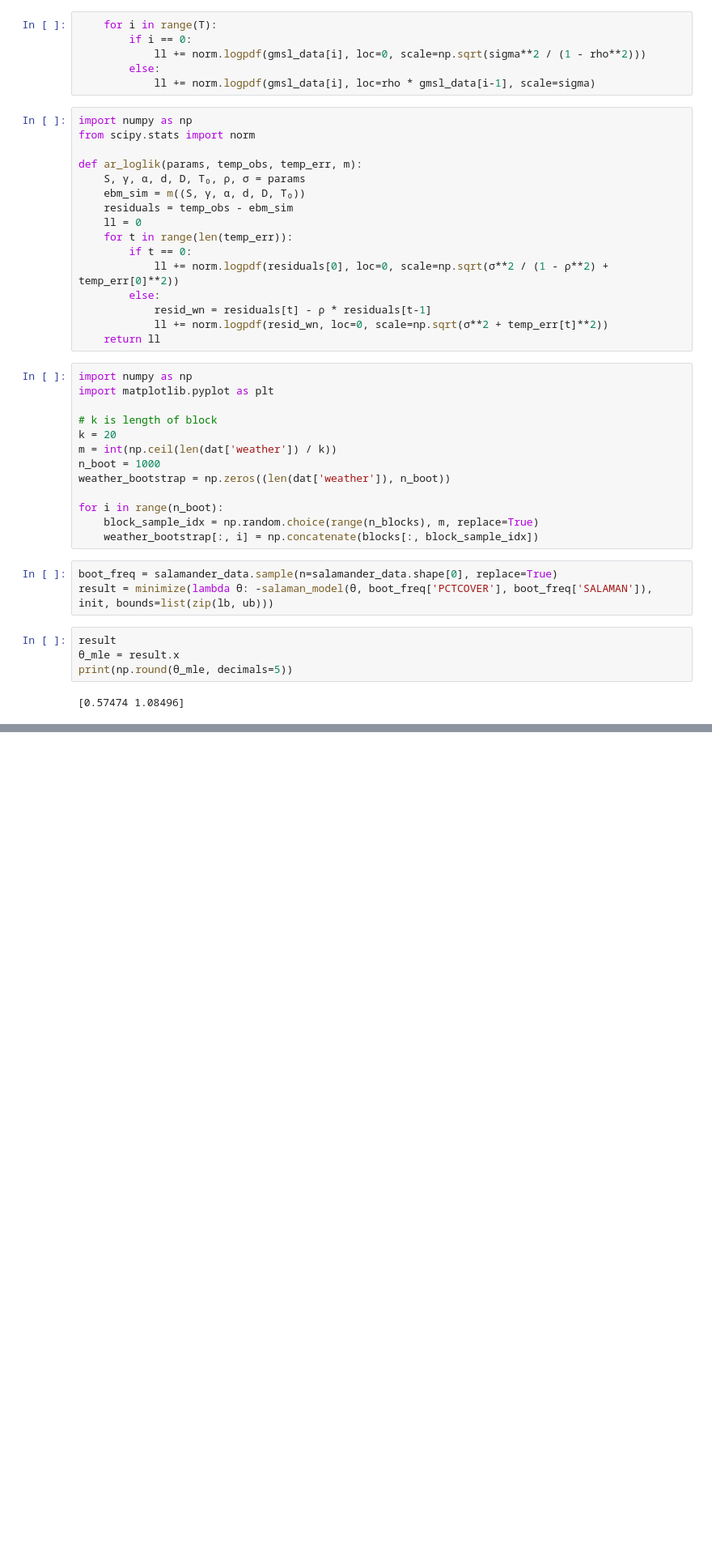
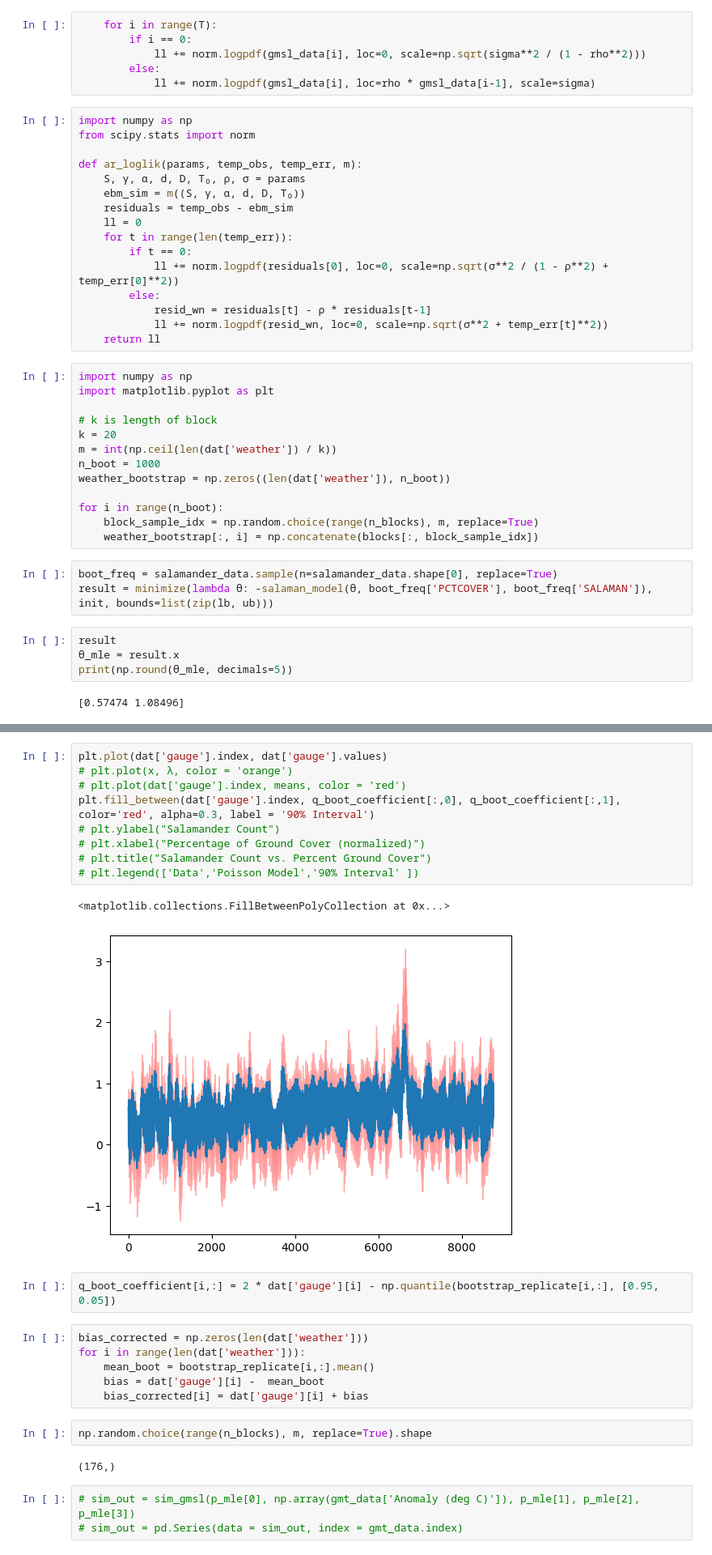
Before and after one commit to BEE4850-SP25/hw04-FenyaB, a Jupyter notebook: HW4 scraps.ipynb, the cells around one changed output, grey strips where cells are left out. Shown: that part at 81% size. Drawn from its saved outputs; the diff is of its cells as text; blank space fills up the shorter version.

```diff
--- a/HW4 scraps.ipynb
+++ b/HW4 scraps.ipynb
@@ -44,0 +285,27 @@ print(np.round(θ_mle, decimals=5))
+# %%
+plt.plot(dat['gauge'].index, dat['gauge'].values)
+# plt.plot(x, λ, color = 'orange')
+# plt.plot(dat['gauge'].index, means, color = 'red')
+plt.fill_between(dat['gauge'].index, q_boot_coefficient[:,0], q_boot_coefficient[:,1], color='red', alpha=0.3, label = '90% Interval')
+# plt.ylabel("Salamander Count")
+# plt.xlabel("Percentage of Ground Cover (normalized)")
+# plt.title("Salamander Count vs. Percent Ground Cover")
+# plt.legend(['Data','Poisson Model','90% Interval' ])
+# %% [output]
+<matplotlib.collections.FillBetweenPolyCollection at 0x...>
+[figure, added]
+# %%
+q_boot_coefficient[i,:] = 2 * dat['gauge'][i] - np.quantile(bootstrap_replicate[i,:], [0.95, 0.05])
+# %%
+bias_corrected = np.zeros(len(dat['weather']))
+for i in range(len(dat['weather'])):
+    mean_boot = bootstrap_replicate[i,:].mean()
+    bias = dat['gauge'][i] -  mean_boot
+    bias_corrected[i] = dat['gauge'][i] + bias
+# %%
+np.random.choice(range(n_blocks), m, replace=True).shape
+# %% [output]
+(176,)
+# %%
+# sim_out = sim_gmsl(p_mle[0], np.array(gmt_data['Anomaly (deg C)']), p_mle[1], p_mle[2], p_mle[3])
+# sim_out = pd.Series(data = sim_out, index = gmt_data.index)
```
Also changed, not shown: parts of 39 cells of this notebook, 46 other files.
